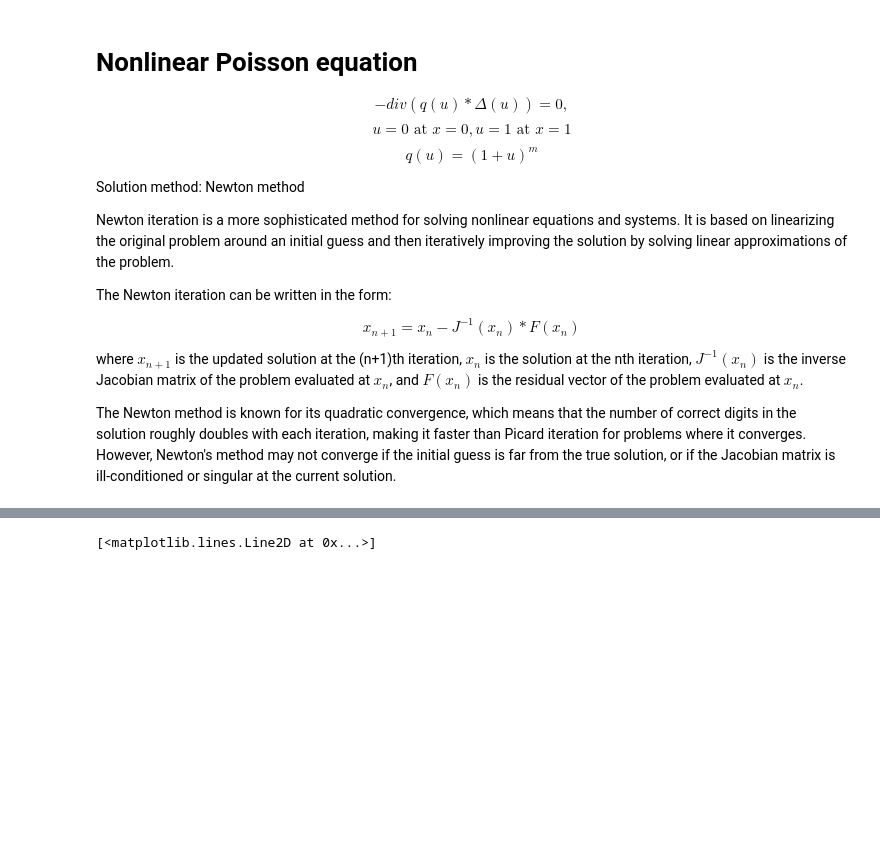
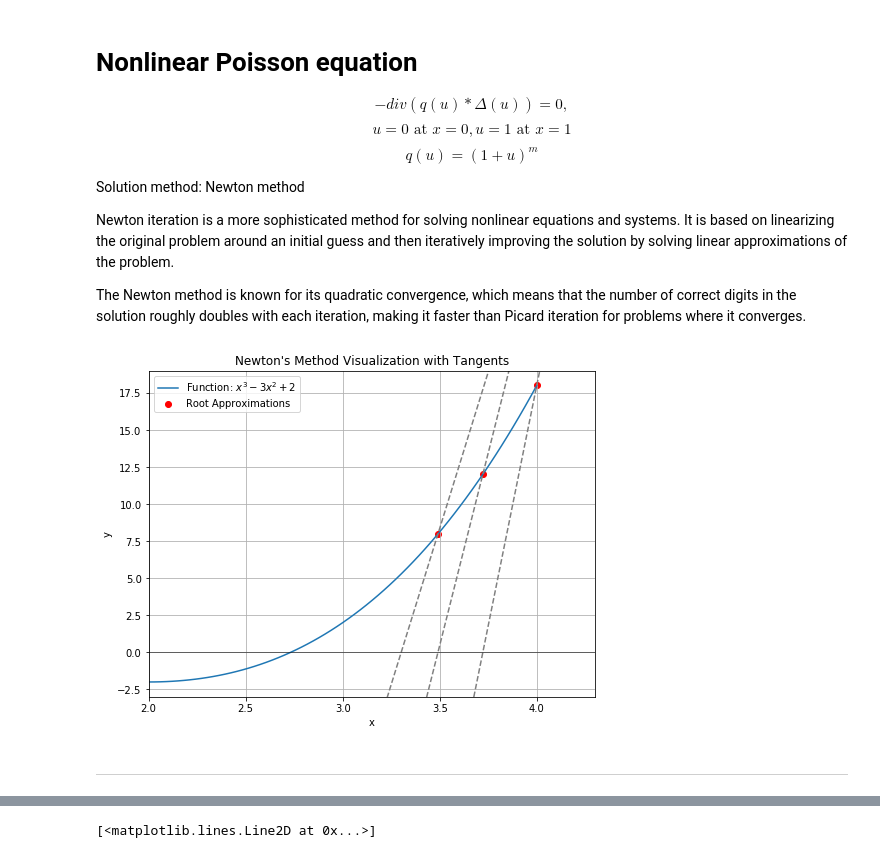
Before and after one commit to iitrabhi/fenics-workshop, a Jupyter notebook: src/day-2/tutorials/2_non_linear_poisson_newton.ipynb, the cells around one changed output, grey strips where cells are left out. Saved outputs shown, nothing was run; the diff lists cells and outputs as text; code cells hidden in the pictures; blank space fills up the shorter version.

```diff
--- a/src/day-2/tutorials/2_non_linear_poisson_newton.ipynb
+++ b/src/day-2/tutorials/2_non_linear_poisson_newton.ipynb
@@ -9,13 +9,72 @@ Solution method: Newton method
 
 Newton iteration is a more sophisticated method for solving nonlinear equations and systems. It is based on linearizing the original problem around an initial guess and then iteratively improving the solution by solving linear approximations of the problem.
 
-The Newton iteration can be written in the form:
-
-$$x_{n+1} = x_n - J^{-1}(x_n) * F(x_n)$$
-
-where $x_{n+1}$ is the updated solution at the (n+1)th iteration, $x_n$ is the solution at the nth iteration, $J^{-1}(x_n)$ is the inverse Jacobian matrix of the problem evaluated at $x_n$, and $F(x_n)$ is the residual vector of the problem evaluated at $x_n$.
-
-The Newton method is known for its quadratic convergence, which means that the number of correct digits in the solution roughly doubles with each iteration, making it faster than Picard iteration for problems where it converges. However, Newton's method may not converge if the initial guess is far from the true solution, or if the Jacobian matrix is ill-conditioned or singular at the current solution.
+The Newton method is known for its quadratic convergence, which means that the number of correct digits in the solution roughly doubles with each iteration, making it faster than Picard iteration for problems where it converges.
+# %%
+import matplotlib.pyplot as plt
+import numpy as np
+
+def newton_method(func, derivative, x0, tolerance=1e-6, max_iterations=2):
+    x_vals = [x0]
+    iteration = 0
+
+    while iteration < max_iterations:
+        x_next = x_vals[-1] - func(x_vals[-1]) / derivative(x_vals[-1])
+        x_vals.append(x_next)
+
+        if abs(x_vals[-1] - x_vals[-2]) < tolerance:
+            break
+
+        iteration += 1
+
+    return x_vals
+
+# Define the function and its derivative
+def func(x):
+    return x**3 - 3*x**2 + 2
+
+def derivative(x):
+    tangent_modifier = 2.7
+    return tangent_modifier*(3*x**2 - 6*x)
+
+# Initial guess for the root and perform Newton's method
+initial_guess = 4
+root_approximations = newton_method(func, derivative, initial_guess)
+
+# Visualization
+x_vals = np.linspace(1, 4, 100)
+y_vals = func(x_vals)
+
+plt.figure(figsize=(8, 6))
+plt.plot(x_vals, y_vals, label='Function: $x^3 - 3x^2 + 2$')
+plt.scatter(root_approximations, [func(root) for root in root_approximations], c='red', label='Root Approximations')
+
+for i, root in enumerate(root_approximations):
+    # plt.annotate(f'Root {i+1}', xy=(root, func(root)), xytext=(root+0.4, func(root) + 4), arrowprops=dict(arrowstyle='->', lw=1.5))
+
+    # Plotting tangent lines
+    tangent_x = np.linspace(root - 2, root + 2, 100)
+    tangent_y = func(root) + derivative(root) * (tangent_x - root)
+    plt.plot(tangent_x, tangent_y, linestyle='dashed', color='gray')
+
+plt.axhline(0, color='black', linewidth=0.5)
+plt.axvline(0, color='black', linewidth=0.5)
+plt.xlabel('x')
+plt.ylabel('y')
+plt.legend()
+
+# Set xlim and ylim based on the root approximations
+plt.xlim(2, 4.3)
+plt.ylim(min(y_vals) - 1, max(y_vals) + 1)
+
+
+plt.title("Newton's Method Visualization with Tangents")
+plt.grid(True)
+plt.show()
+# %% [output]
+[figure, added]
+# %% [markdown]
+---
 # %%
 from dolfin import *
 import numpy
```
Also changed, not shown: parts of 7 cells of this notebook, 6 other files.
